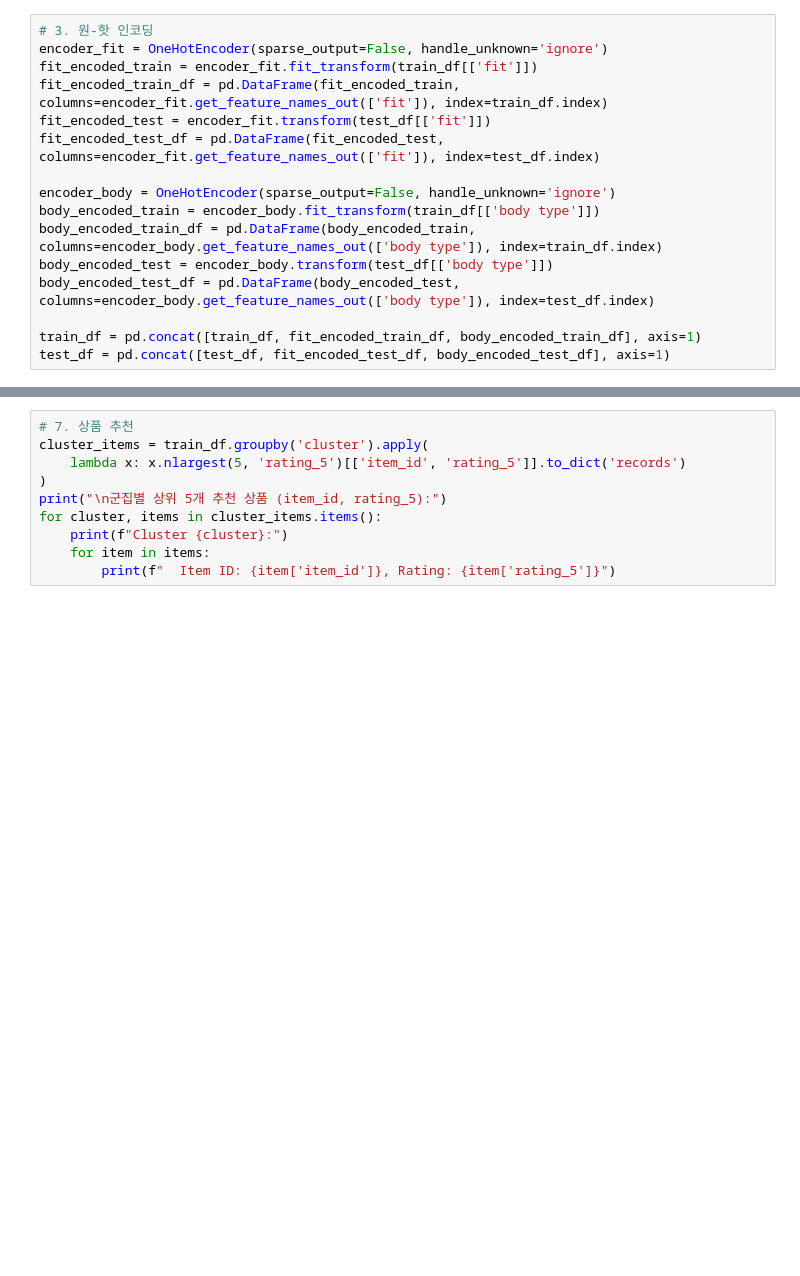
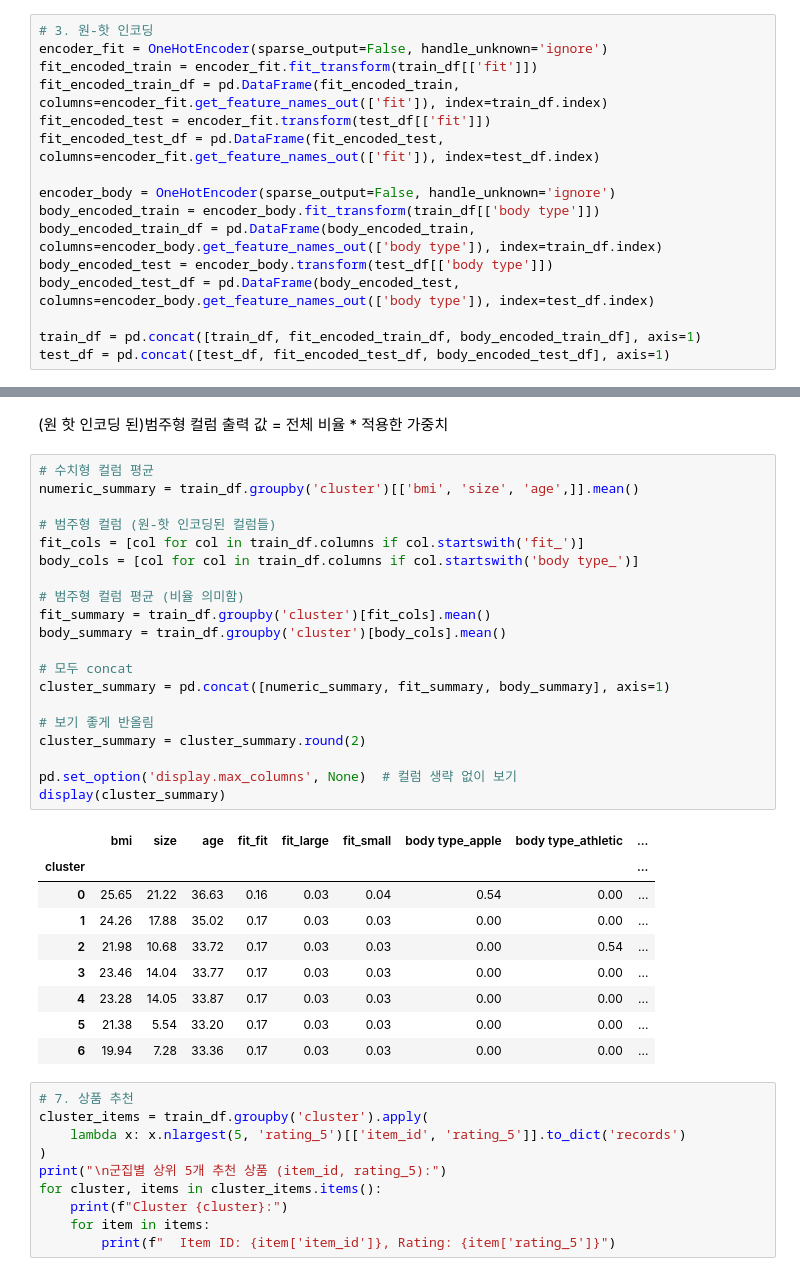
Before and after one commit to kimyelin0506/Toy3_AI, a Jupyter notebook: lbw/shoppingMallCluster.ipynb, the cells around one changed output, grey strips where cells are left out. Saved outputs shown, nothing was run; the diff lists cells and outputs as text; blank space fills up the shorter version.

```diff
--- a/lbw/shoppingMallCluster.ipynb
+++ b/lbw/shoppingMallCluster.ipynb
@@ -252,3 +258,35 @@ cluster
+# %% [markdown]
+(원 핫 인코딩 된)범주형 컬럼 출력 값 = 전체 비율 * 적용한 가중치
+# %%
+# 수치형 컬럼 평균
+numeric_summary = train_df.groupby('cluster')[['bmi', 'size', 'age',]].mean()
+
+# 범주형 컬럼 (원-핫 인코딩된 컬럼들)
+fit_cols = [col for col in train_df.columns if col.startswith('fit_')]
+body_cols = [col for col in train_df.columns if col.startswith('body type_')]
+
+# 범주형 컬럼 평균 (비율 의미함)
+fit_summary = train_df.groupby('cluster')[fit_cols].mean()
+body_summary = train_df.groupby('cluster')[body_cols].mean()
+
+# 모두 concat
+cluster_summary = pd.concat([numeric_summary, fit_summary, body_summary], axis=1)
+
+# 보기 좋게 반올림
+cluster_summary = cluster_summary.round(2)
+
+pd.set_option('display.max_columns', None)  # 컬럼 생략 없이 보기
+display(cluster_summary)
+# %% [output]
+|  | bmi | size | age | fit_fit | fit_large | fit_small | body type_apple | body type_athletic | ... |
+| cluster |  |  |  |  |  |  |  |  | ... |
+| 0 | 25.65 | 21.22 | 36.63 | 0.16 | 0.03 | 0.04 | 0.54 | 0.00 | ... |
+| 1 | 24.26 | 17.88 | 35.02 | 0.17 | 0.03 | 0.03 | 0.00 | 0.00 | ... |
+| 2 | 21.98 | 10.68 | 33.72 | 0.17 | 0.03 | 0.03 | 0.00 | 0.54 | ... |
+| 3 | 23.46 | 14.04 | 33.77 | 0.17 | 0.03 | 0.03 | 0.00 | 0.00 | ... |
+| 4 | 23.28 | 14.05 | 33.87 | 0.17 | 0.03 | 0.03 | 0.00 | 0.00 | ... |
+| 5 | 21.38 | 5.54 | 33.20 | 0.17 | 0.03 | 0.03 | 0.00 | 0.00 | ... |
+| 6 | 19.94 | 7.28 | 33.36 | 0.17 | 0.03 | 0.03 | 0.00 | 0.00 | ... |
 # %%
 # 7. 상품 추천
 cluster_items = train_df.groupby('cluster').apply(
```
Also changed, not shown: parts of 21 cells of this notebook, 3 other files.
